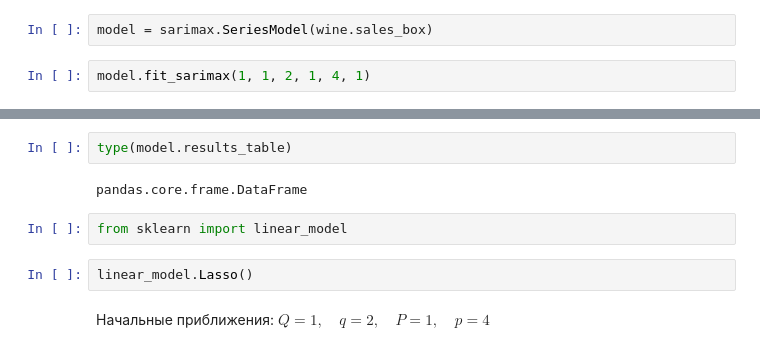
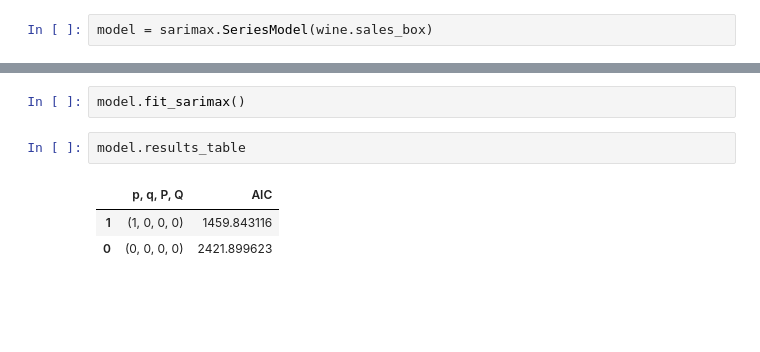
Before and after one commit to armavox/mldaspec, a Jupyter notebook: course5/notebooks/_wine.ipynb, the cells around one changed output, grey strips where cells are left out. Drawn from its saved outputs; the diff is of its cells as text; blank space fills up the shorter version.

Commit message:
sarimax upd

```diff
--- a/course5/notebooks/_wine.ipynb
+++ b/course5/notebooks/_wine.ipynb
@@ -279,5 +279,3 @@ importlib.reload(sarimax)
 <module 'sarimax' from '/Users/artem/pyprojects/mldaspec/course5/notebooks/sarimax.py'>
 # %%
 model = sarimax.SeriesModel(wine.sales_box)
-# %%
-model.fit_sarimax(1, 1, 2, 1, 4, 1)
@@ -297,10 +282,8 @@ Wrong parameters: (4, 2, 1, 1)
-# %%
-type(model.results_table)
-# %% [output]
-pandas.core.frame.DataFrame
-# %%
-from sklearn import linear_model
-# %%
-linear_model.Lasso()
-# %% [markdown]
-Начальные приближения: $ Q=1, \quad q=2,\quad P=1,\quad p=4$
+# %%
+model.fit_sarimax()
+# %%
+model.results_table
+# %% [output]
+|  | p, q, P, Q | AIC |
+| 1 | (1, 0, 0, 0) | 1459.843116 |
+| 0 | (0, 0, 0, 0) | 2421.899623 |
```
Also changed, not shown: parts of 1 cell of this notebook, 1 other file.
